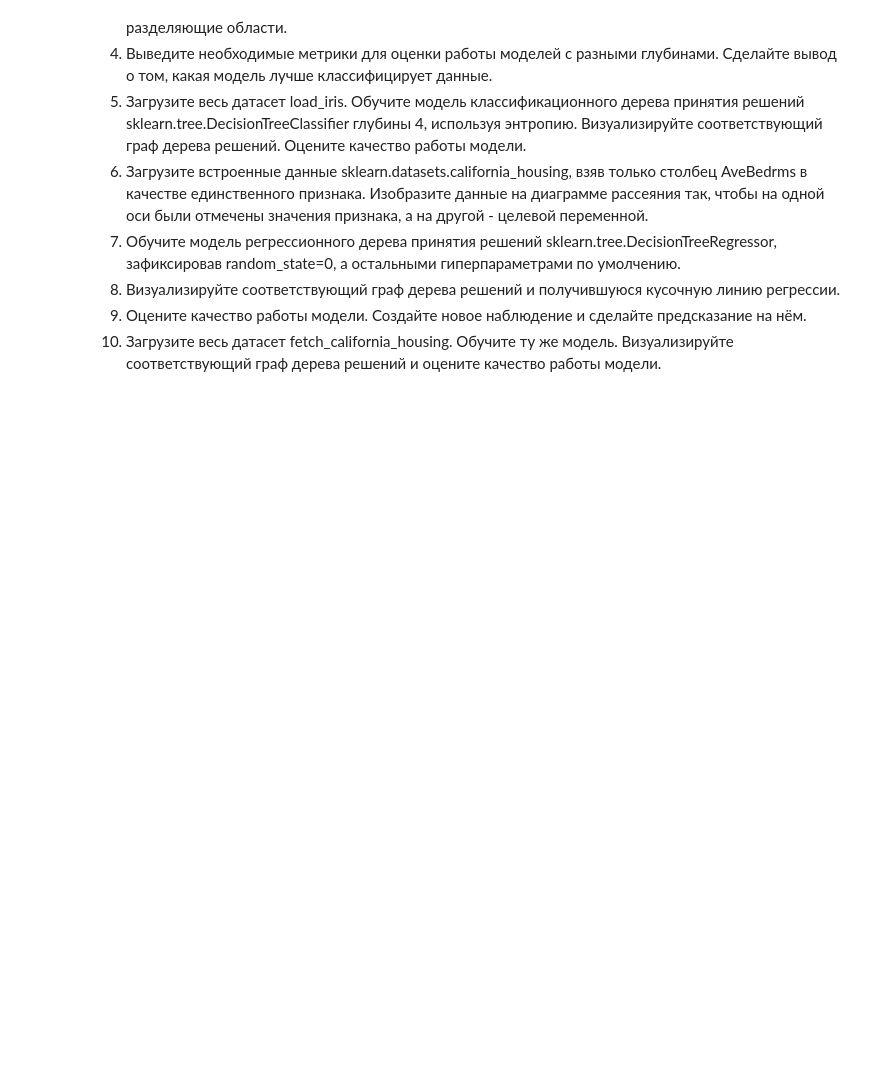
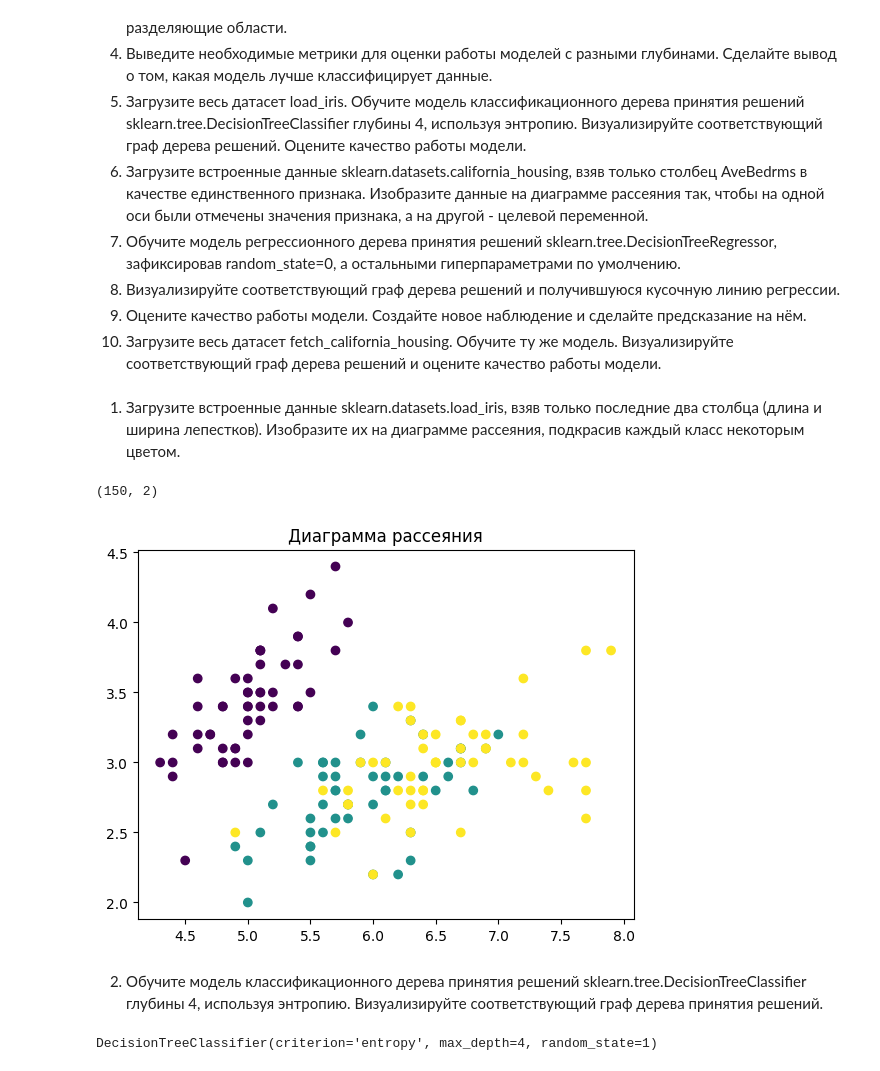
Before and after one commit to consciousnss/fa-machine-learning, a Jupyter notebook: semestr2/Trees.ipynb, the cells around one changed output. Drawn from its saved outputs; the diff is of its cells as text; code cells hidden in the pictures; blank space fills up the shorter version.

```diff
--- a/semestr2/Trees.ipynb
+++ b/semestr2/Trees.ipynb
@@ -150,3 +150,5 @@ array([1.73713383])
 1. Визуализируйте соответствующий граф дерева решений и получившуюся кусочную линию регрессии.
 1. Оцените качество работы модели. Создайте новое наблюдение и сделайте предсказание на нём.
 1. Загрузите весь датасет fetch\_california\_housing. Обучите ту же модель. Визуализируйте соответствующий граф дерева решений и оцените качество работы модели.
+# %% [markdown]
+1. Загрузите встроенные данные sklearn.datasets.load_iris, взяв только последние два столбца (длина и ширина лепестков). Изобразите их на диаграмме рассеяния, подкрасив каждый класс некоторым цветом.
@@ -152,0 +159,15 @@ array([1.73713383])
+# %%
+iris = load_iris()
+# %%
+X, y = iris.data[:, :-2], iris.target
+X.shape
+# %% [output]
+(150, 2)
+# %%
+plt.scatter(X[:, 0], X[:, 1], c=y)
+plt.title("Диаграмма рассеяния")
+plt.show()
+# %% [output]
+[figure, added]
+# %% [markdown]
+2. Обучите модель классификационного дерева принятия решений sklearn.tree.DecisionTreeClassifier глубины 4, используя энтропию. Визуализируйте соответствующий граф дерева принятия решений.
@@ -152,0 +176,6 @@ array([1.73713383])
+# %%
+clf_tree = DecisionTreeClassifier(max_depth=4, criterion='entropy', random_state=1)
+
+clf_tree.fit(X, y)
+# %% [output]
+DecisionTreeClassifier(criterion='entropy', max_depth=4, random_state=1)
```
Also changed, not shown: parts of 45 cells of this notebook.
